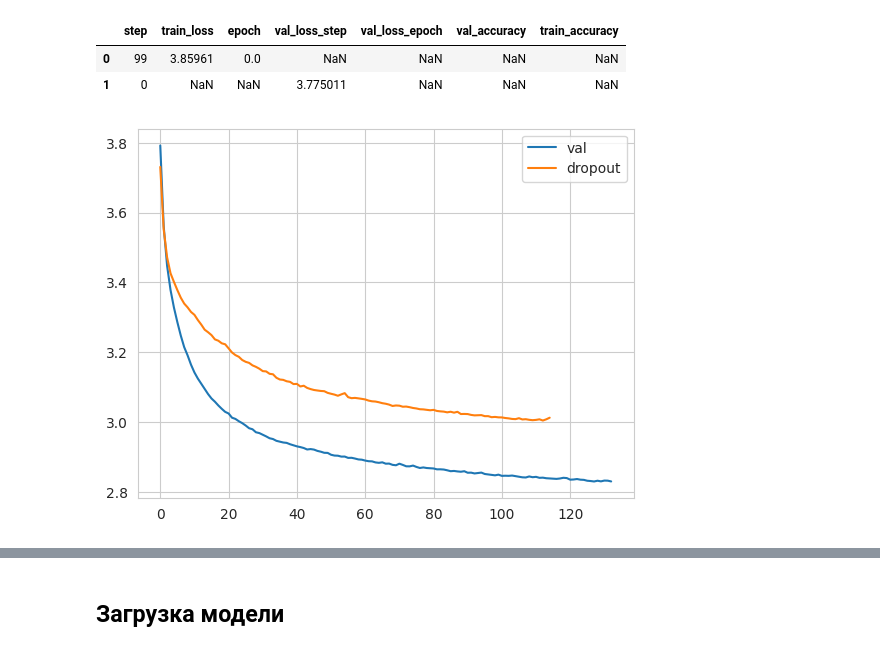
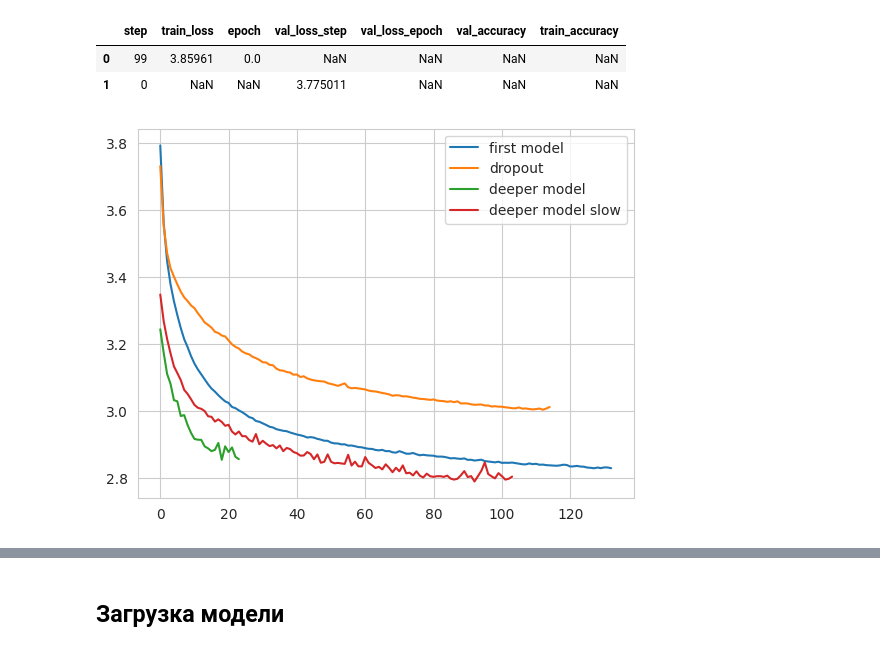
Before and after one commit to roma1n/hh-recsys-cometition, a Jupyter notebook: notebooks/model_application.ipynb, the cells around one changed output, grey strips where cells are left out. Drawn from its saved outputs; the diff is of its cells as text; code cells hidden in the pictures.

Commit message:
deeper dssm, score 0.07293

```diff
--- a/notebooks/model_application.ipynb
+++ b/notebooks/model_application.ipynb
@@ -15,17 +15,31 @@ metrics.head(2)
 # %%
 metrics = pd.read_csv('../logs/lightning_logs/version_18/metrics.csv')
 val_loss = metrics[['step', 'val_loss_epoch']].dropna()
 val_loss['g'] = val_loss['step'] // 100
 val_loss = val_loss.groupby('g')['val_loss_epoch'].mean()
-plt.plot(val_loss.index, val_loss, label='val')
+plt.plot(val_loss.index, val_loss, label='first model')
 
 metrics = pd.read_csv('../logs/lightning_logs/version_24/metrics.csv')
 val_loss = metrics[['step', 'val_loss_epoch']].dropna()
 val_loss['g'] = val_loss['step'] // 100
 val_loss = val_loss.groupby('g')['val_loss_epoch'].mean()
 plt.plot(val_loss.index, val_loss, label='dropout')
 
+
+metrics = pd.read_csv('../logs/lightning_logs/version_32/metrics.csv')
+val_loss = metrics[['step', 'val_loss_epoch']].dropna()
+val_loss['g'] = val_loss['step'] // 100
+val_loss = val_loss.groupby('g')['val_loss_epoch'].mean()
+plt.plot(val_loss.index, val_loss, label='deeper model')
+
+
+metrics = pd.read_csv('../logs/lightning_logs/version_33/metrics.csv')
+val_loss = metrics[['step', 'val_loss_epoch']].dropna()
+val_loss['g'] = val_loss['step'] // 100
+val_loss = val_loss.groupby('g')['val_loss_epoch'].mean()
+plt.plot(val_loss.index, val_loss, label='deeper model slow')
+
 plt.legend()
 plt.show()
 # %% [output]
-[figure, old version]
+[figure, new version]
```
Also changed, not shown: parts of 6 cells of this notebook, 6 other files.
